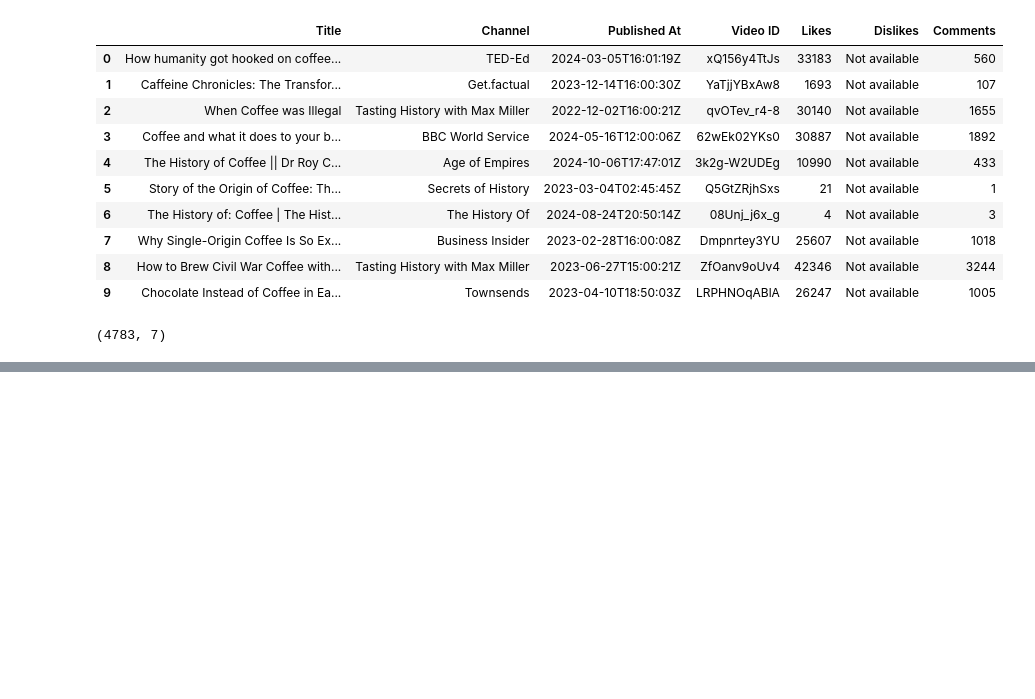
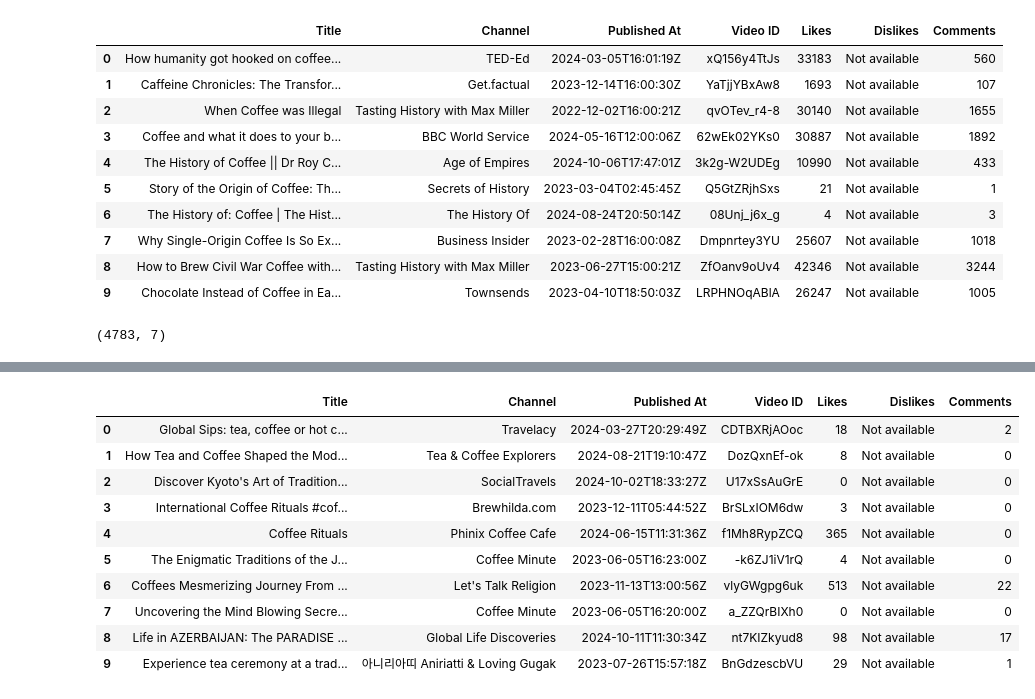
Before and after one commit to Milindi-Kodikara/MugLife, a Jupyter notebook: data_collection_yt.ipynb, the cells around one changed output, grey strips where cells are left out. Cells and saved outputs as stored; diff of their text form; code cells hidden in the pictures; blank space fills up the shorter version.

```diff
--- a/data_collection_yt.ipynb
+++ b/data_collection_yt.ipynb
@@ -248,0 +260,8 @@ df_coffee.to_csv('data_coffee.csv', index=False)
+# %%
+search_queries_general2 = [
+    "tea and coffee rituals around the world",
+    "historical tea and coffee ceremonies",
+    "evolution of tea and coffee consumption",
+    "tea and coffee in literature",
+    "famous historical figures and their tea/coffee habits"
+]
@@ -248,0 +308,14 @@ df_coffee.to_csv('data_coffee.csv', index=False)
+# %%
+final_data_general2.head(10)
+# %% [output]
+|  | Title | Channel | Published At | Video ID | Likes | Dislikes | Comments |
+| 0 | Global Sips: tea, coffee or hot c... | Travelacy | 2024-03-27T20:29:49Z | CDTBXRjAOoc | 18 | Not available | 2 |
+| 1 | How Tea and Coffee Shaped the Mod... | Tea & Coffee Explorers | 2024-08-21T19:10:47Z | DozQxnEf-ok | 8 | Not available | 0 |
+| 2 | Discover Kyoto's Art of Tradition... | SocialTravels | 2024-10-02T18:33:27Z | U17xSsAuGrE | 0 | Not available | 0 |
+| 3 | International Coffee Rituals #cof... | Brewhilda.com | 2023-12-11T05:44:52Z | BrSLxIOM6dw | 3 | Not available | 0 |
+| 4 | Coffee Rituals | Phinix Coffee Cafe | 2024-06-15T11:31:36Z | f1Mh8RypZCQ | 365 | Not available | 0 |
+| 5 | The Enigmatic Traditions of the J... | Coffee Minute | 2023-06-05T16:23:00Z | -k6ZJ1iV1rQ | 4 | Not available | 0 |
+| 6 | Coffees Mesmerizing Journey From ... | Let's Talk Religion | 2023-11-13T13:00:56Z | vlyGWgpg6uk | 513 | Not available | 22 |
+| 7 | Uncovering the Mind Blowing Secre... | Coffee Minute | 2023-06-05T16:20:00Z | a_ZZQrBIXh0 | 0 | Not available | 0 |
+| 8 | Life in AZERBAIJAN: The PARADISE ... | Global Life Discoveries | 2024-10-11T11:30:34Z | nt7KIZkyud8 | 98 | Not available | 17 |
+| 9 | Experience tea ceremony at a trad... | 아니리아띠 Aniriatti & Loving Gugak | 2023-07-26T15:57:18Z | BnGdzescbVU | 29 | Not available | 1 |
```
Also changed, not shown: parts of 10 cells of this notebook, 1 other file.
